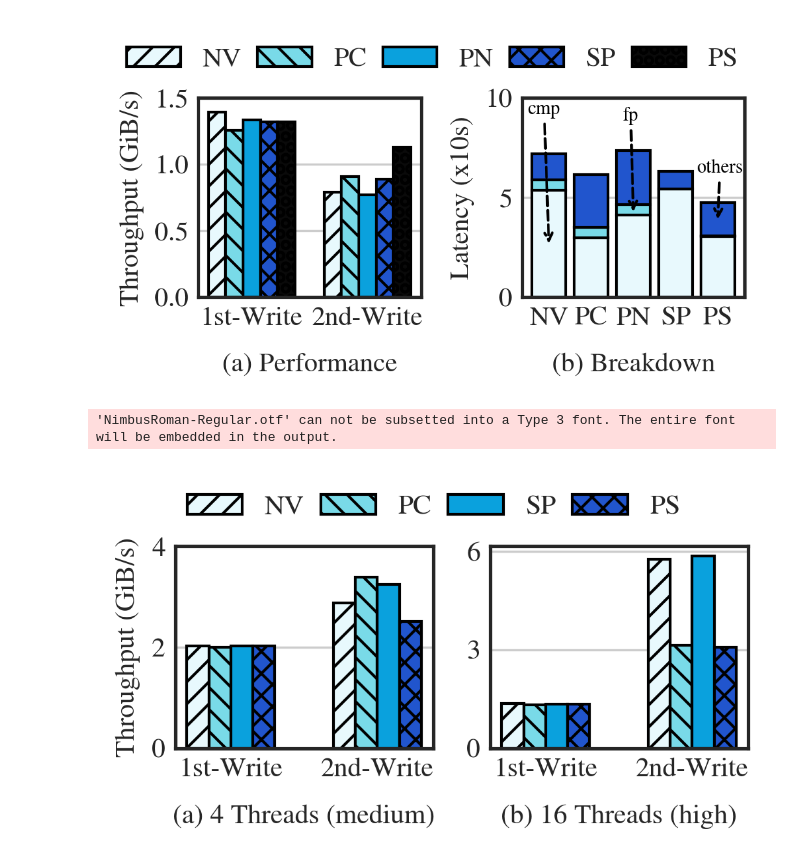
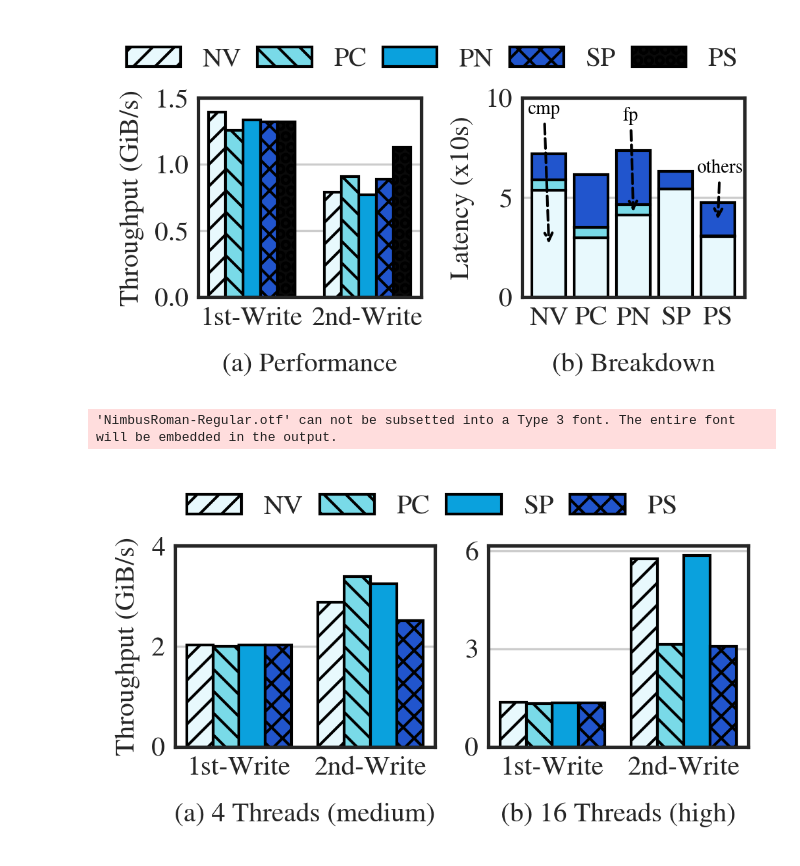
Before and after one commit to Light-Dedup/tests, a Jupyter notebook: FIG_Prefetch/plot.ipynb, the cells around one changed output. Cells and saved outputs as stored; diff of their text form; code cells hidden in the pictures.

Commit message:
Update figure Prefetch

```diff
--- a/FIG_Prefetch/plot.ipynb
+++ b/FIG_Prefetch/plot.ipynb
@@ -160,7 +160,7 @@ plt.savefig("./FIG-Prefetch-Single-Thread.pdf", bbox_inches='tight', pad_inches=
 # %%
 # Plotting Settings
 fig = plt.figure(dpi = 300, figsize = (cm_to_inch(SINGLE_COL_WIDTH), cm_to_inch(4.5)))
-bar_width = 0.15
+bar_width = 0.2
 subfig_titles = ["(a) 4 Threads (medium)", "(b) 16 Threads (high)"]
 patterns = ['///', '\\\\\\', '', 'XXX', "OOO"]
 # Reference: https://designbro.com/blog/inspiration/color-combinations/
@@ -180,31 +180,31 @@ for i in range(2):
             pivot = x
             point = pivot - tot / 2 + bar_width / 2 + idx * bar_width
             points.append(point)
         bw_1st = df[(df['file_system'] == fs) & (df['num_job'] == num_jobs[i])]['first_bandwidth(MiB/s)'] / 1024
         bw_2nd = df[(df['file_system'] == fs) & (df['num_job'] == num_jobs[i])]['second_bandwidth(MiB/s)'] / 1024
         bw = bw_1st.append(bw_2nd)
         plt.bar(points, bw, width=bar_width, hatch=patterns[idx], edgecolor='black', color=colors[idx])
 
 
     plt.xticks(xs, labels=["1st-Write", "2nd-Write"])
     if i == 0:
         plt.ylabel('Throughput (GiB/s)')
         plt.yticks([0, 2, 4])
     else:
         plt.yticks([0, 3, 6])
     # Draw title
     # subfig.text(0.5, -0.2, "Threads (#.)", ha='center', va='center', fontsize=7, transform=subfig.transAxes)
     plt.xlabel(subfig_titles[i], labelpad = 8)
 
 fig.legend(fss.map({
     "Naive" : "NV",
     "Prefetch-Current" : "PC",
     "Speculation" : "SP",
     "Prefetch-Next+Speculation" : "PS"
 }), loc='center', ncol=5, columnspacing = 0.6, bbox_to_anchor=(0.5, 1),)
 
 plt.tight_layout()
 plt.savefig("./FIG-Prefetch-Transition.pdf", bbox_inches='tight', pad_inches=0)
 # %% [output]
 'NimbusRoman-Regular.otf' can not be subsetted into a Type 3 font. The entire font will be embedded in the output.
-[figure, old version]
+[figure, new version]
```
Also changed, not shown: 1 other file.
